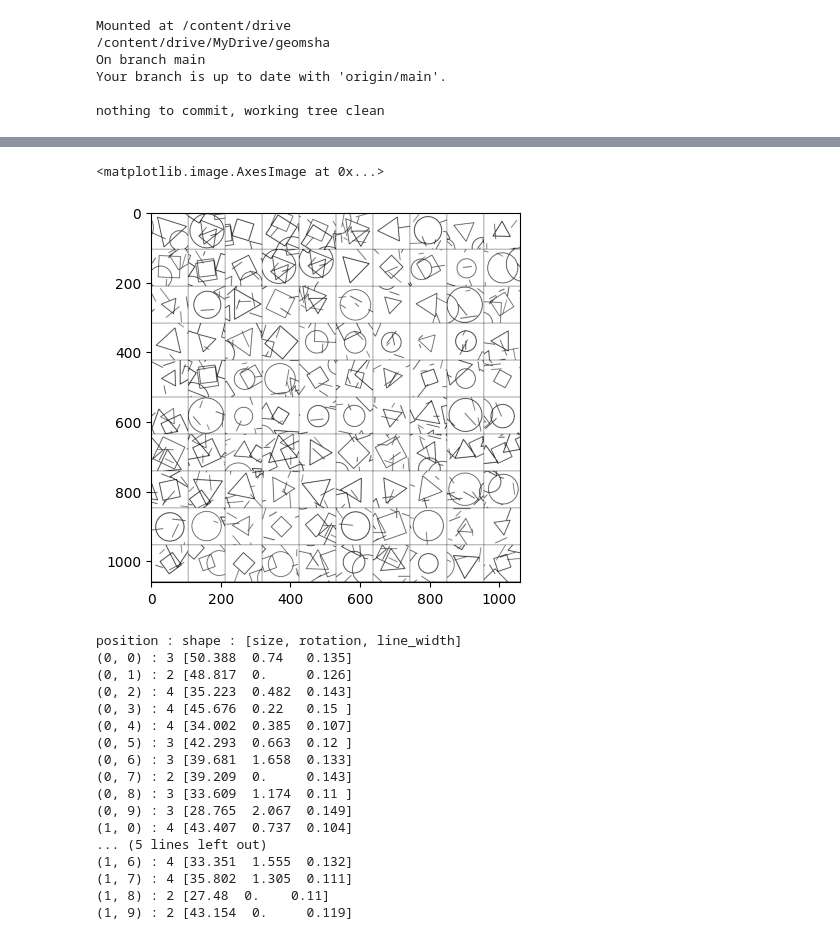
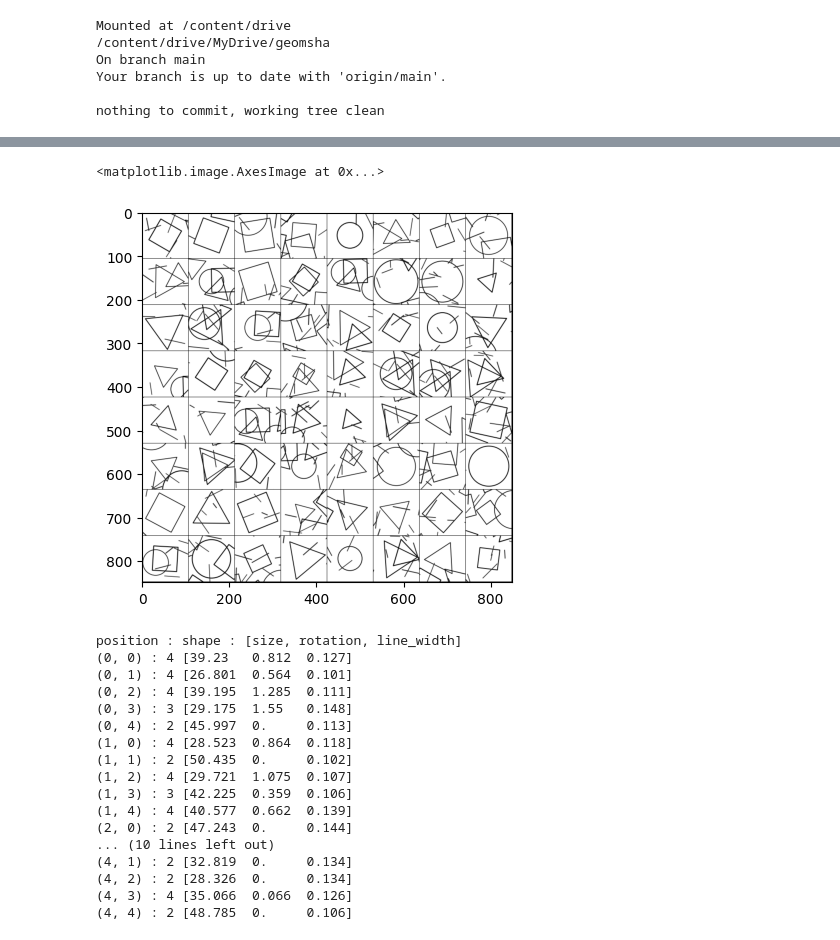
Before and after one commit to jkcas22/shape-recognition, a Jupyter notebook: data.ipynb, the cells around one changed output, grey strips where cells are left out. Saved outputs shown, nothing was run; the diff lists cells and outputs as text; code cells hidden in the pictures.

Commit message:
show image and details

```diff
--- a/data.ipynb
+++ b/data.ipynb
@@ -62,3 +67,4 @@ np.savez_compressed('data/data.npz', images=images, labels=labels)
 loaded  = np.load('data/data.npz')
 images = loaded['images']
 labels = loaded['labels']
+details = loaded['details']
@@ -65,37 +83,41 @@ labels = loaded['labels']
 # %%
-grid = (10,10)
-grid_image, grid_pos = gen_grid_image(images, grid)
+image=images[0]
+detail=details[0]
+
+grid = (8,8)
+grid_image, grid_pos = gen_grid_image(detail, grid)
 
 fig = plt.figure(figsize=(grid_image.shape[1],grid_image.shape[0]),dpi=1)
 fig.figimage(grid_image, cmap='gray')
 fig.savefig('data/tmp_grid.png')
 plt.close()
 
 plt.imshow(mpimg.imread('data/tmp_grid.png'))
 # %% [output]
 <matplotlib.image.AxesImage at 0x...>
-[figure, old version]
+[figure, new version]
 # %%
+label=labels[0]
+
 print("\nposition : shape : [size, rotation, line_width]")
-
 np.set_printoptions(precision=3, suppress=True)
-for i in range(20):
-    print(f"{grid_pos[i]} : {int(labels[i][0])} {labels[i][3:]}")
+for i in range(grid[0]*grid[1]):
+    print(f"{grid_pos[i]} : {int(label[i][0])} {label[i][3:]}")
 # %% [output]
 position : shape : [size, rotation, line_width]
-(0, 0) : 3 [50.388  0.74   0.135]
-(0, 1) : 2 [48.817  0.     0.126]
-(0, 2) : 4 [35.223  0.482  0.143]
-(0, 3) : 4 [45.676  0.22   0.15 ]
-(0, 4) : 4 [34.002  0.385  0.107]
-(0, 5) : 3 [42.293  0.663  0.12 ]
-(0, 6) : 3 [39.681  1.658  0.133]
-(0, 7) : 2 [39.209  0.     0.143]
-(0, 8) : 3 [33.609  1.174  0.11 ]
-(0, 9) : 3 [28.765  2.067  0.149]
-(1, 0) : 4 [43.407  0.737  0.104]
-... (5 lines left out)
-(1, 6) : 4 [33.351  1.555  0.132]
-(1, 7) : 4 [35.802  1.305  0.111]
-(1, 8) : 2 [27.48  0.    0.11]
-(1, 9) : 2 [43.154  0.     0.119]
+(0, 0) : 4 [39.23   0.812  0.127]
+(0, 1) : 4 [26.801  0.564  0.101]
+(0, 2) : 4 [39.195  1.285  0.111]
+(0, 3) : 3 [29.175  1.55   0.148]
+(0, 4) : 2 [45.997  0.     0.113]
+(1, 0) : 4 [28.523  0.864  0.118]
+(1, 1) : 2 [50.435  0.     0.102]
+(1, 2) : 4 [29.721  1.075  0.107]
+(1, 3) : 3 [42.225  0.359  0.106]
+(1, 4) : 4 [40.577  0.662  0.139]
+(2, 0) : 2 [47.243  0.     0.144]
+... (10 lines left out)
+(4, 1) : 2 [32.819  0.     0.134]
+(4, 2) : 2 [28.326  0.     0.134]
+(4, 3) : 4 [35.066  0.066  0.126]
+(4, 4) : 2 [48.785  0.     0.106]
```
Also changed, not shown: parts of 3 cells of this notebook.
